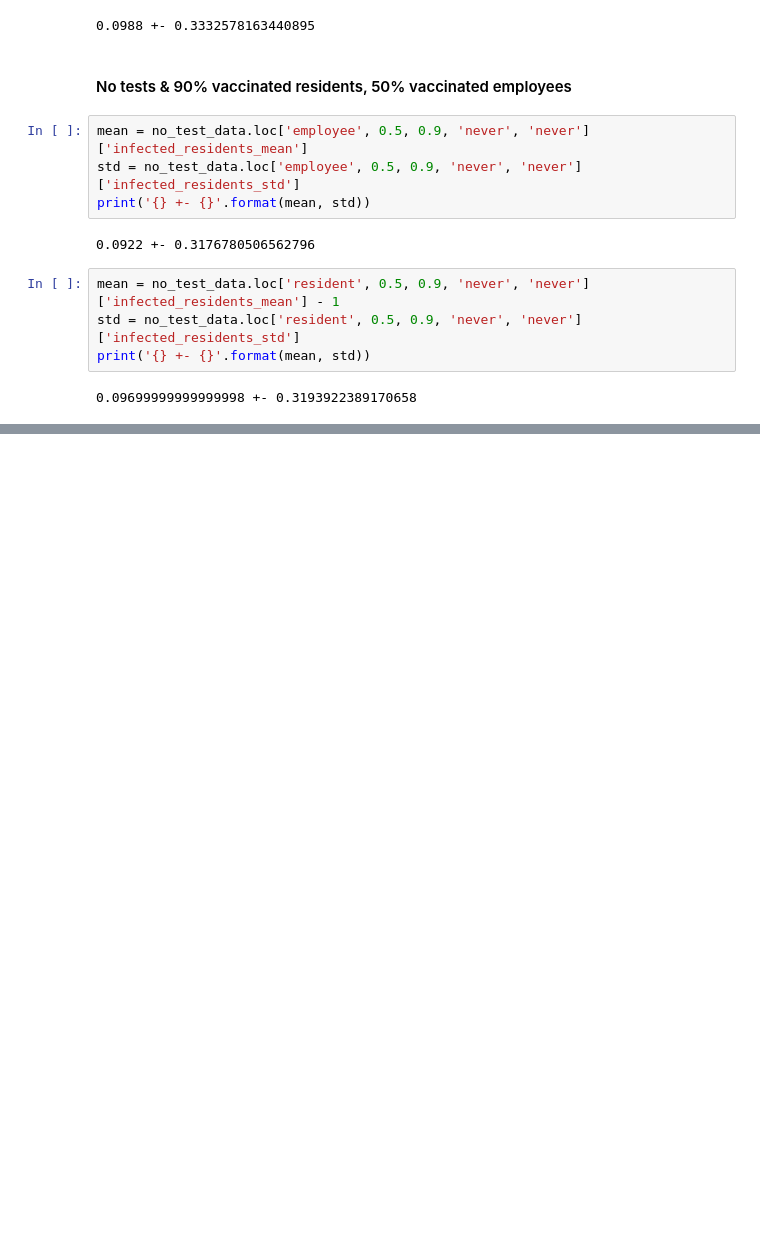
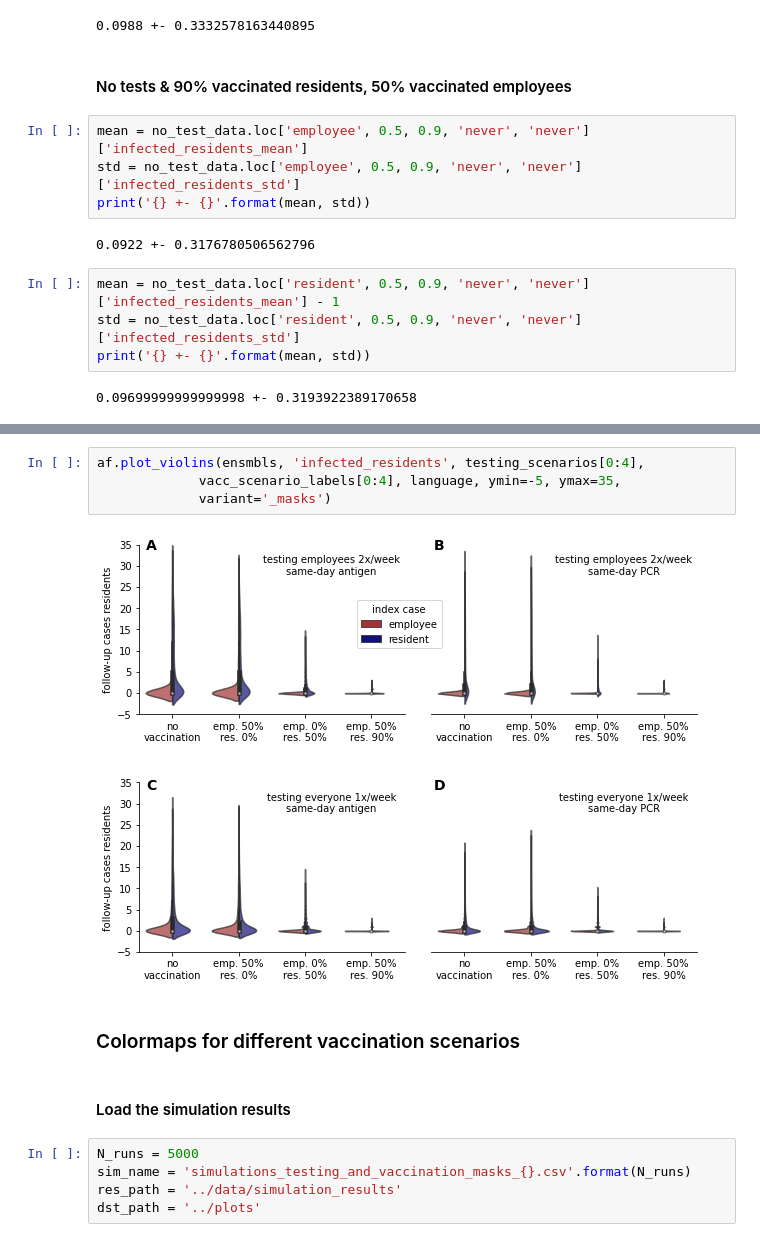
Before and after one commit to JanaLasser/nursing_home_SEIRX, a Jupyter notebook: analysis_testing_and_vaccintion.ipynb, the cells around one changed output, grey strips where cells are left out. Cells and saved outputs as stored; diff of their text form; blank space fills up the shorter version.

```diff
--- a/analysis_testing_and_vaccintion.ipynb
+++ b/analysis_testing_and_vaccintion.ipynb
@@ -641,0 +671,15 @@ print('{} +- {}'.format(mean, std))
+# %%
+af.plot_violins(ensmbls, 'infected_residents', testing_scenarios[0:4],
+             vacc_scenario_labels[0:4], language, ymin=-5, ymax=35,
+             variant='_masks')
+# %% [output]
+[figure, added]
+# %% [markdown]
+### Colormaps for different vaccination scenarios
+# %% [markdown]
+#### Load the simulation results
+# %%
+N_runs = 5000
+sim_name = 'simulations_testing_and_vaccination_masks_{}.csv'.format(N_runs)
+res_path = '../data/simulation_results'
+dst_path = '../plots'
```
Also changed, not shown: parts of 59 cells of this notebook, 4 other files.
